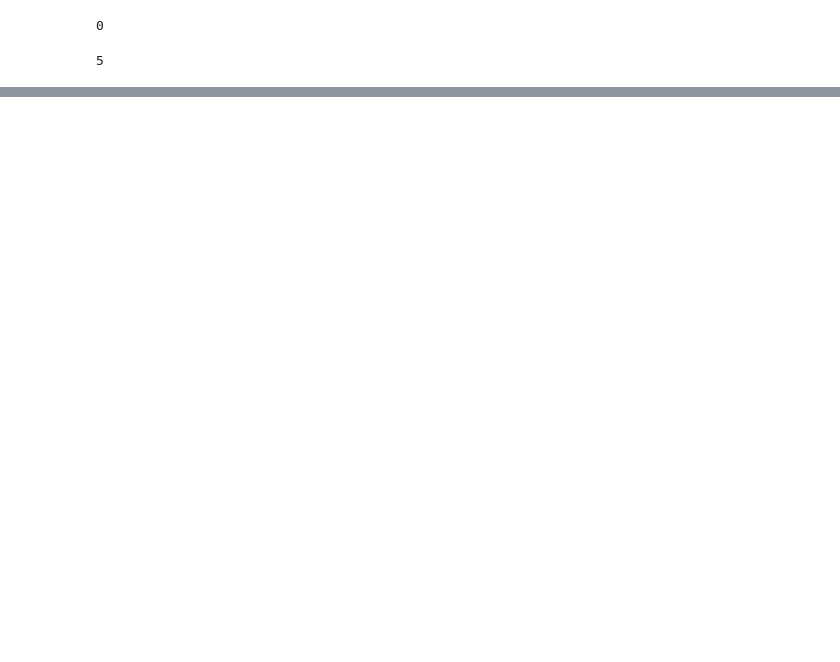
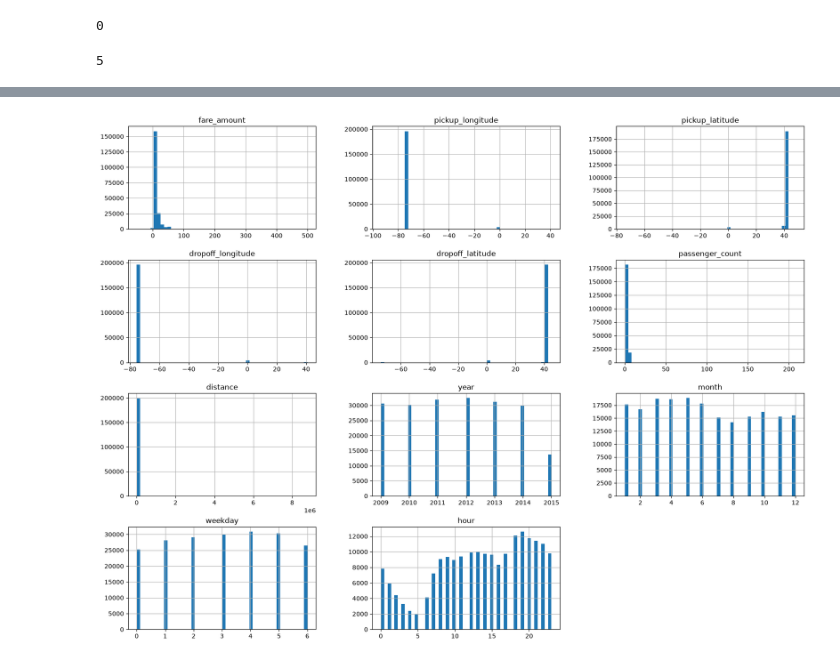
Before and after one commit to mohanamohanabsc/ML-Capstone-Project, a Jupyter notebook: Uber_fare_prediction.ipynb, the cells around one changed output, grey strips where cells are left out. Saved outputs shown, nothing was run; the diff lists cells and outputs as text; code cells hidden in the pictures; blank space fills up the shorter version.

```diff
--- a/Uber_fare_prediction.ipynb
+++ b/Uber_fare_prediction.ipynb
@@ -119,0 +192,11 @@ dataset[dataset['fare_amount']==0]
+# %%
+from geopy.distance import geodesic
+distances = []
+
+for i in dataset.index:
+    pickup_coords = (dataset["pickup_latitude"][i], dataset["pickup_longitude"][i])
+    dropoff_coords = (dataset["dropoff_latitude"][i], dataset["dropoff_longitude"][i])
+    distance = round(geodesic(pickup_coords,dropoff_coords).m,2)
+    distances.append(distance)
+
+dataset["distance"] = distances
@@ -119,0 +254,10 @@ dataset[dataset['fare_amount']==0]
+# %%
+dataset["pickup_datetime"]=pd.to_datetime(dataset['pickup_datetime'])
+dataset["year"]=dataset["pickup_datetime"].dt.year
+dataset["month"]=dataset["pickup_datetime"].dt.month
+dataset["weekday"]=dataset["pickup_datetime"].dt.weekday
+dataset["hour"]=dataset["pickup_datetime"].dt.hour
+# %%
+dataset=dataset.drop(["pickup_datetime"],axis=1)
+# %%
+dataset=dataset.drop(["key"], axis=1)
@@ -119,0 +341,5 @@ dataset[dataset['fare_amount']==0]
+# %%
+dataset.hist(bins=50, figsize=(20, 15))
+plt.show()
+# %% [output]
+[figure, added]
```
Also changed, not shown: parts of 31 cells of this notebook.
